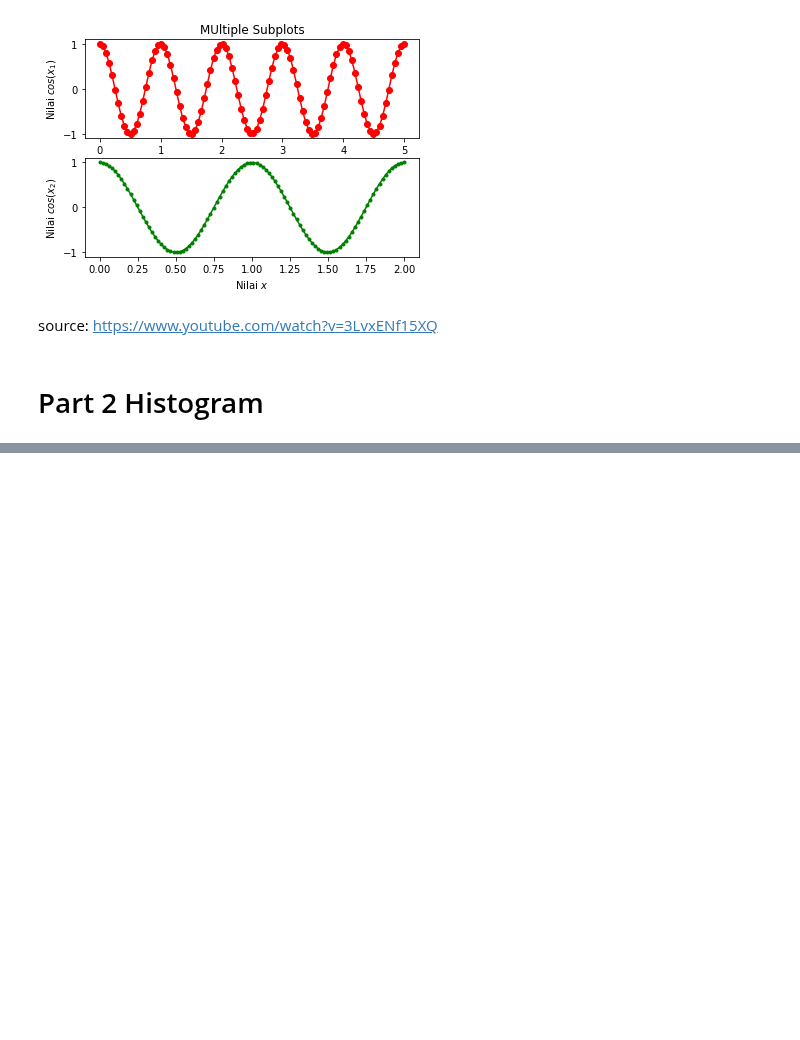
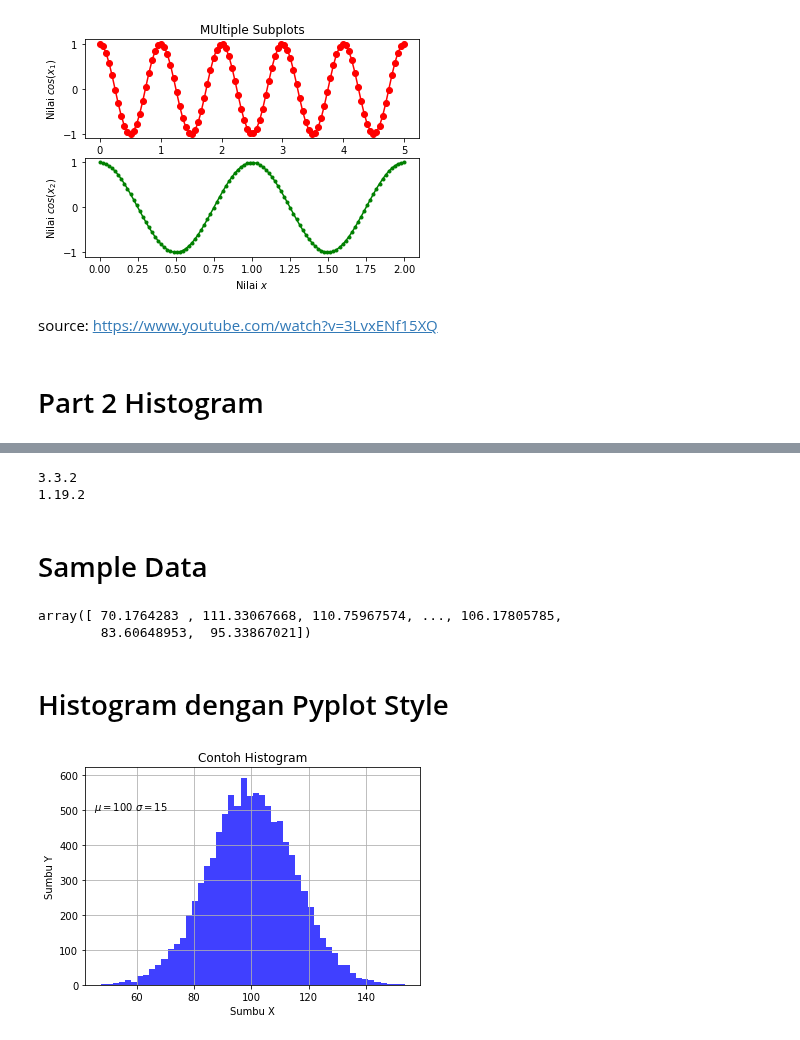
Before and after one commit to MarkvinsonAvatara/Matplotlib_learn, a Jupyter notebook: MatplotlibLearnWeek3.ipynb, the cells around one changed output, grey strips where cells are left out. Drawn from its saved outputs; the diff is of its cells as text; code cells hidden in the pictures; blank space fills up the shorter version.

```diff
--- a/MatplotlibLearnWeek3.ipynb
+++ b/MatplotlibLearnWeek3.ipynb
@@ -164,0 +174,38 @@ Intro Part 2
+# %%
+#check pager version
+print(matplotlib.__version__)
+print(np.__version__)
+# %% [output]
+3.3.2
+1.19.2
+# %% [markdown]
+# Sample Data
+# %%
+mu, sigma=100, 15 #nilai mean dan nilai standard deviation
+
+x=mu + sigma * np.random.randn(10000) #normal distribution
+x
+# %% [output]
+array([ 70.1764283 , 111.33067668, 110.75967574, ..., 106.17805785,
+        83.60648953,  95.33867021])
+# %% [markdown]
+# Histogram dengan Pyplot Style
+# %%
+plt.hist(x,
+        bins=50,
+        facecolor='b',
+        alpha=0.75)
+#parameter wajib pertama: dataset
+#parameter wajib kedua: bins (digunakan untuk menuntukan jumlah pengelompokan data)
+#alpha digunakan untuk mengatur transparansi (semakin kecil nilai alpha, semakin memudar warnanya)
+
+plt.xlabel('Sumbu X')
+plt.ylabel('Sumbu Y')
+plt.title('Contoh Histogram')
+
+plt.text(45,500, r'$\mu=100\ \sigma=15$')
+plt.grid()
+
+plt.show()
+# %% [output]
+[figure, added]
```
Also changed, not shown: parts of 6 cells of this notebook.
